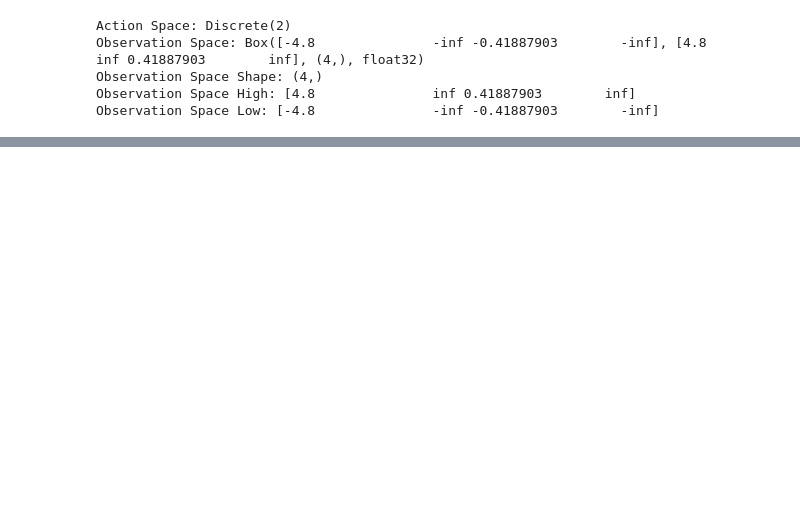
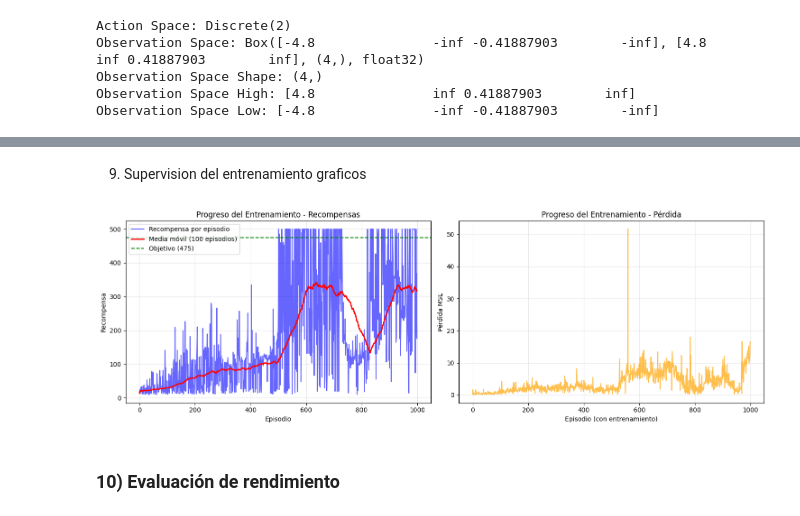
Before and after one commit to josuemj/Deep-Learning, a Jupyter notebook: lab7.ipynb, the cells around one changed output, grey strips where cells are left out. Drawn from its saved outputs; the diff is of its cells as text; code cells hidden in the pictures; blank space fills up the shorter version.

Commit message:
Add lab_7_demo.png image file for Lab 7 demonstration + completed till 10

```diff
--- a/lab7.ipynb
+++ b/lab7.ipynb
@@ -34,0 +386,19 @@ Observation Space Low: [-4.8               -inf -0.41887903        -inf]
+# %%
+# Ejecucion del entrenamiento
+
+print("¡Iniciando entrenamiento del agente DQN!")
+print(f"Configuración:")
+print(f"- Episodios: {NUM_EPISODES}")
+print(f"- Epsilon inicial: {EPSILON_START}")
+print(f"- Epsilon final: {EPSILON_END}")
+print(f"- Actualización de red objetivo cada: {TARGET_UPDATE} episodios")
+print(f"- Tamaño del buffer: {BUFFER_SIZE}")
+
+# Ejecutar entrenamiento
+rewards, losses = train_agent(render=0) # Cambiar a 1 para ver la visualización, notar que con render tarda más
+
+print(f"\nResultados del entrenamiento:")
+print(f"- Episodios completados: {len(rewards)}")
+print(f"- Recompensa promedio últimos 100 episodios: {np.mean(rewards[-100:]):.2f}")
+print(f"- Recompensa máxima: {max(rewards):.2f}")
+print(f"- Pérdida promedio: {np.mean([l for l in losses if l > 0]):.4f}")
@@ -34,0 +430,44 @@ Observation Space Low: [-4.8               -inf -0.41887903        -inf]
+# %% [markdown]
+9) Supervision del entrenamiento graficos
+# %%
+# Visualización de resultados
+def plot_training_results(rewards, losses):
+    """
+    Visualiza los resultados del entrenamiento
+    """
+    fig, (ax1, ax2) = plt.subplots(1, 2, figsize=(15, 5))
+
+    # Gráfico de recompensas
+    ax1.plot(rewards, alpha=0.6, color='blue', label='Recompensa por episodio')
+
+    # Media móvil de 100 episodios
+    if len(rewards) >= 100:
+        moving_avg = [np.mean(rewards[max(0, i-100):i+1]) for i in range(len(rewards))]
+        ax1.plot(moving_avg, color='red', linewidth=2, label='Media móvil (100 episodios)')
+
+    ax1.axhline(y=475, color='green', linestyle='--', label='Objetivo (475)')
+    ax1.set_xlabel('Episodio')
+    ax1.set_ylabel('Recompensa')
+    ax1.set_title('Progreso del Entrenamiento - Recompensas')
+    ax1.legend()
+    ax1.grid(True, alpha=0.3)
+
+    # Gráfico de pérdidas
+    valid_losses = [l for l in losses if l > 0]
+    if valid_losses:
+        ax2.plot(valid_losses, color='orange', alpha=0.7)
+        ax2.set_xlabel('Episodio (con entrenamiento)')
+        ax2.set_ylabel('Pérdida MSE')
+        ax2.set_title('Progreso del Entrenamiento - Pérdida')
+        ax2.grid(True, alpha=0.3)
+
+    plt.tight_layout()
+    plt.show()
+
+# Visualizar resultados si el entrenamiento se ejecutó
+if 'rewards' in locals() and 'losses' in locals():
+    plot_training_results(rewards, losses)
+# %% [output]
+[figure, added]
+# %% [markdown]
+### 10) Evaluación de rendimiento
```
Also changed, not shown: parts of 19 cells of this notebook, 2 other files.
